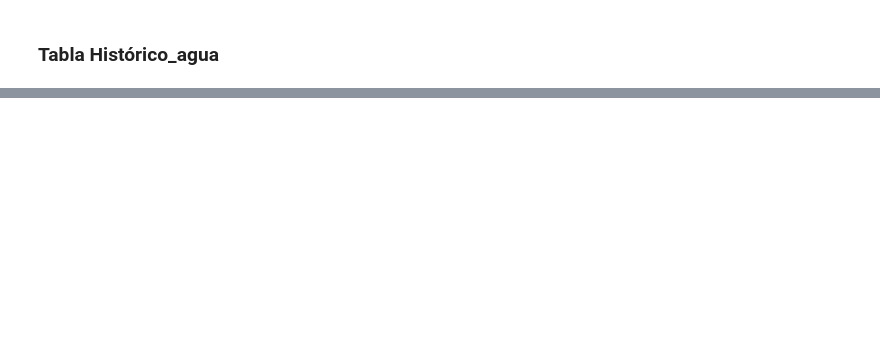
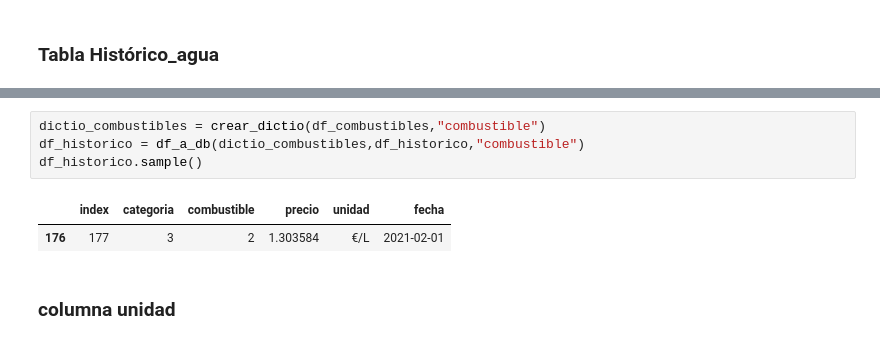
Before and after one commit to apelsito/Proyecto5-Variacion-Precios-Luz-Agua-Gas-Combustible-PreCovid-PostCovid-Madrid, a Jupyter notebook: notebooks/03_preparacion_preDB.ipynb, the cells around one changed output, grey strips where cells are left out. Cells and saved outputs as stored; diff of their text form; blank space fills up the shorter version.

```diff
--- a/notebooks/03_preparacion_preDB.ipynb
+++ b/notebooks/03_preparacion_preDB.ipynb
@@ -165,0 +251,9 @@ df_gasolina = df_gasolina[["categoria","combustible","precio","unidad","fecha"]]
+# %%
+dictio_combustibles = crear_dictio(df_combustibles,"combustible")
+df_historico = df_a_db(dictio_combustibles,df_historico,"combustible")
+df_historico.sample()
+# %% [output]
+|  | index | categoria | combustible | precio | unidad | fecha |
+| 176 | 177 | 3 | 2 | 1.303584 | €/L | 2021-02-01 |
+# %% [markdown]
+### columna unidad
```
Also changed, not shown: parts of 27 cells of this notebook, 4 other files.
